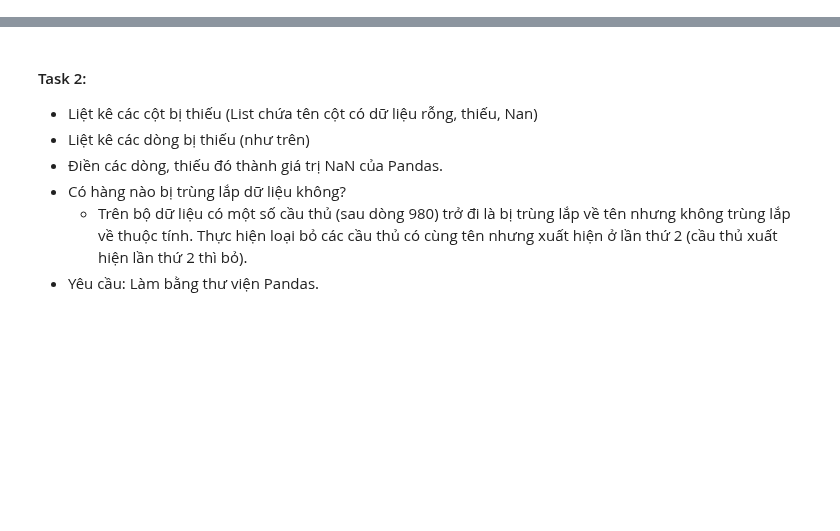
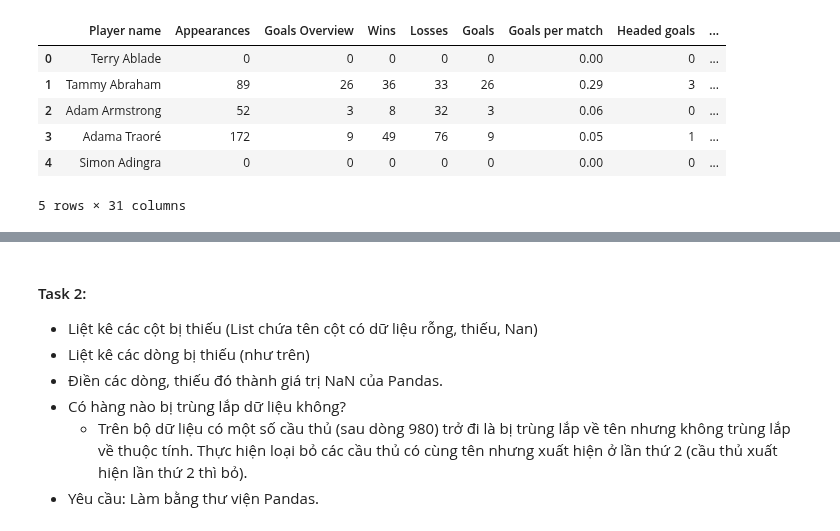
Before and after one commit to hpn00689/NMKHDL_CSC14119-, a Jupyter notebook: PHASE 2/2_DataPreprocessing.ipynb, the cells around one changed output, grey strips where cells are left out. Drawn from its saved outputs; the diff is of its cells as text; code cells hidden in the pictures; blank space fills up the shorter version.

```diff
--- a/PHASE 2/2_DataPreprocessing.ipynb
+++ b/PHASE 2/2_DataPreprocessing.ipynb
@@ -33,0 +35,10 @@ dfPlayer
+# %%
+dfForward.head()
+# %% [output]
+|  | Player name | Appearances | Goals Overview | Wins | Losses | Goals | Goals per match | Headed goals | ... |
+| 0 | Terry Ablade | 0 | 0 | 0 | 0 | 0 | 0.00 | 0 | ... |
+| 1 | Tammy Abraham | 89 | 26 | 36 | 33 | 26 | 0.29 | 3 | ... |
+| 2 | Adam Armstrong | 52 | 3 | 8 | 32 | 3 | 0.06 | 0 | ... |
+| 3 | Adama Traoré | 172 | 9 | 49 | 76 | 9 | 0.05 | 1 | ... |
+| 4 | Simon Adingra | 0 | 0 | 0 | 0 | 0 | 0.00 | 0 | ... |
+5 rows × 31 columns
```
Also changed, not shown: parts of 37 cells of this notebook, 8 other files.
